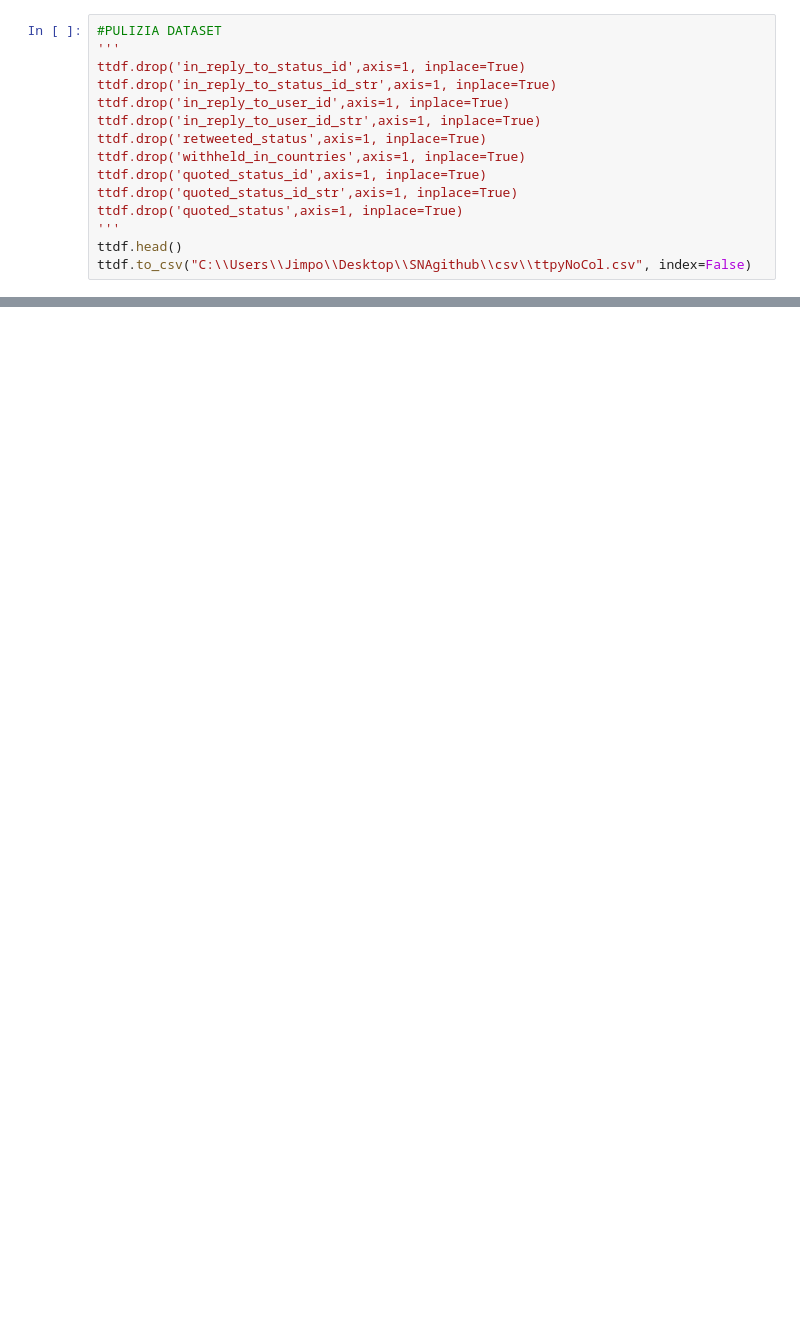
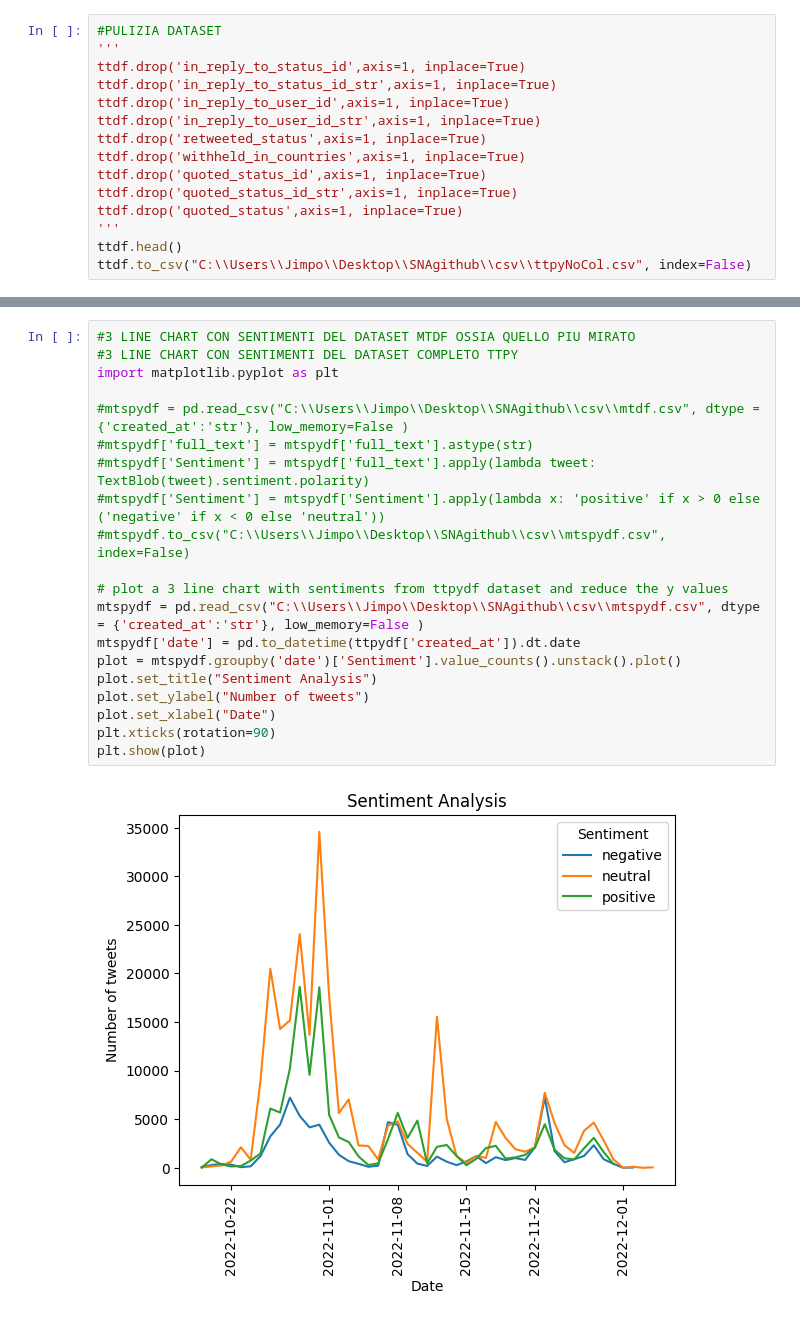
Before and after one commit to Jimpoz/SocialNetworkAnalysisProject, a Jupyter notebook: WorkingWithData.ipynb, the cells around one changed output, grey strips where cells are left out. Drawn from its saved outputs; the diff is of its cells as text; blank space fills up the shorter version.

Commit message:
Ricreato il grafo dal dataset fatto in python

```diff
--- a/WorkingWithData.ipynb
+++ b/WorkingWithData.ipynb
@@ -103,5 +127,27 @@ plt.show(plot)
 # %% [output]
 [figure]
+# %%
+#3 LINE CHART CON SENTIMENTI DEL DATASET MTDF OSSIA QUELLO PIU MIRATO
+#3 LINE CHART CON SENTIMENTI DEL DATASET COMPLETO TTPY
+import matplotlib.pyplot as plt
+
+#mtspydf = pd.read_csv("C:\\Users\\Jimpo\\Desktop\\SNAgithub\\csv\\mtdf.csv", dtype = {'created_at':'str'}, low_memory=False )
+#mtspydf['full_text'] = mtspydf['full_text'].astype(str)
+#mtspydf['Sentiment'] = mtspydf['full_text'].apply(lambda tweet: TextBlob(tweet).sentiment.polarity)
+#mtspydf['Sentiment'] = mtspydf['Sentiment'].apply(lambda x: 'positive' if x > 0 else ('negative' if x < 0 else 'neutral'))
+#mtspydf.to_csv("C:\\Users\\Jimpo\\Desktop\\SNAgithub\\csv\\mtspydf.csv", index=False)
+
+# plot a 3 line chart with sentiments from ttpydf dataset and reduce the y values
+mtspydf = pd.read_csv("C:\\Users\\Jimpo\\Desktop\\SNAgithub\\csv\\mtspydf.csv", dtype = {'created_at':'str'}, low_memory=False )
+mtspydf['date'] = pd.to_datetime(ttpydf['created_at']).dt.date
+plot = mtspydf.groupby('date')['Sentiment'].value_counts().unstack().plot()
+plot.set_title("Sentiment Analysis")
+plot.set_ylabel("Number of tweets")
+plot.set_xlabel("Date")
+plt.xticks(rotation=90)
+plt.show(plot)
+# %% [output]
+[figure, added]
 # %%
 #CREAZIONE GRAFO CLUSTERING CON I DATI DEL DATASET TTPYDF
 import networkx as nx
```
Also changed, not shown: parts of 5 cells of this notebook, 1 other file.
